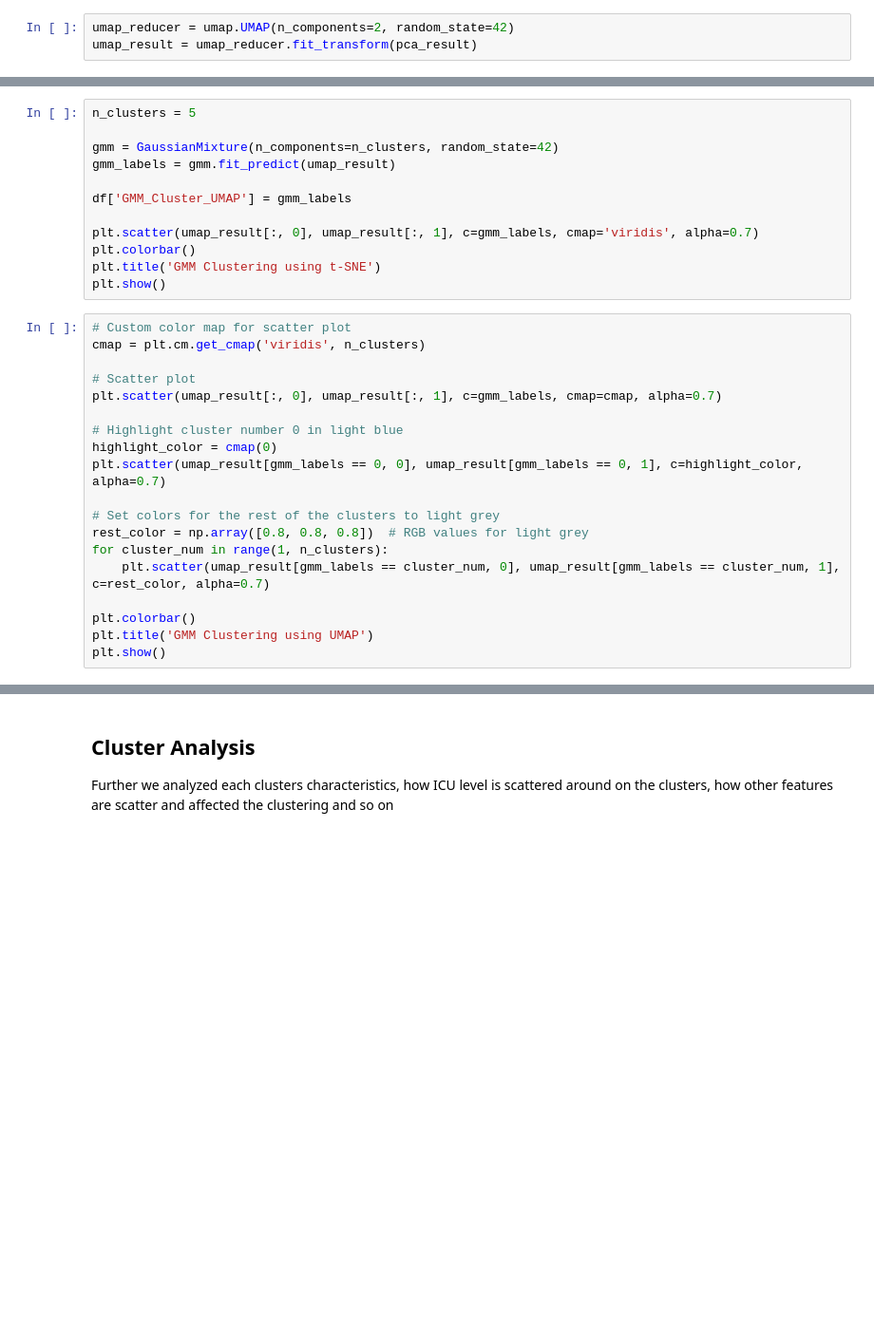
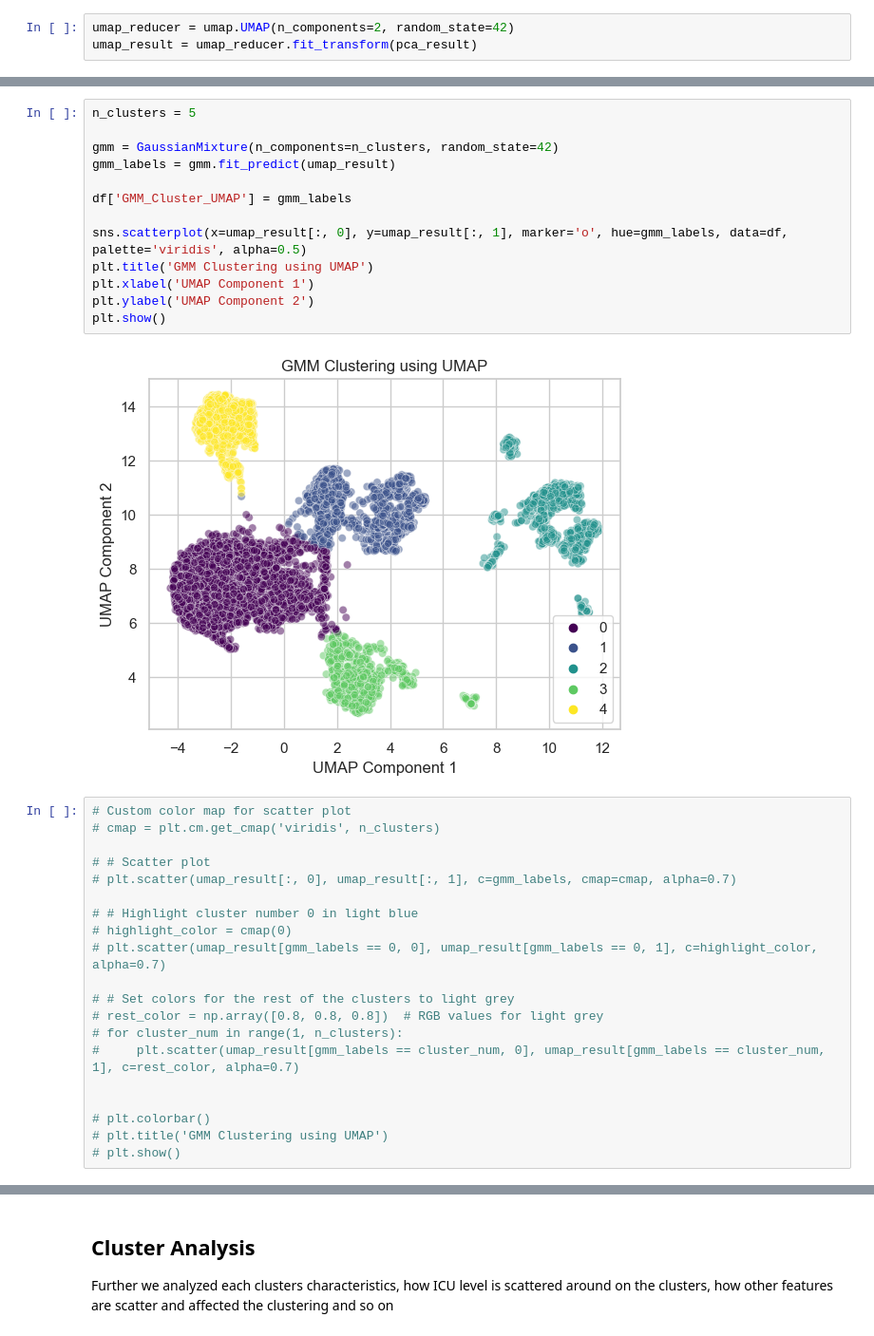
Before and after one commit to MemphiS047/icu-flow-prediction, a Jupyter notebook: notebooks/clustering.ipynb, the cells around one changed output, grey strips where cells are left out. Shown at 95% size. Drawn from its saved outputs; the diff is of its cells as text; blank space fills up the shorter version.

```diff
--- a/notebooks/clustering.ipynb
+++ b/notebooks/clustering.ipynb
@@ -132,34 +131,38 @@ Running clustering algorithms on the dimensionality reduced data
 # %%
 n_clusters = 5
 
 gmm = GaussianMixture(n_components=n_clusters, random_state=42)
 gmm_labels = gmm.fit_predict(umap_result)
 
 df['GMM_Cluster_UMAP'] = gmm_labels
 
-plt.scatter(umap_result[:, 0], umap_result[:, 1], c=gmm_labels, cmap='viridis', alpha=0.7)
-plt.colorbar()
-plt.title('GMM Clustering using t-SNE')
+sns.scatterplot(x=umap_result[:, 0], y=umap_result[:, 1], marker='o', hue=gmm_labels, data=df, palette='viridis', alpha=0.5)
+plt.title('GMM Clustering using UMAP')
+plt.xlabel('UMAP Component 1')
+plt.ylabel('UMAP Component 2')
 plt.show()
+# %% [output]
+[figure, added]
 # %%
 # Custom color map for scatter plot
-cmap = plt.cm.get_cmap('viridis', n_clusters)
+# cmap = plt.cm.get_cmap('viridis', n_clusters)
 
-# Scatter plot
-plt.scatter(umap_result[:, 0], umap_result[:, 1], c=gmm_labels, cmap=cmap, alpha=0.7)
+# # Scatter plot
+# plt.scatter(umap_result[:, 0], umap_result[:, 1], c=gmm_labels, cmap=cmap, alpha=0.7)
 
-# Highlight cluster number 0 in light blue
-highlight_color = cmap(0)
-plt.scatter(umap_result[gmm_labels == 0, 0], umap_result[gmm_labels == 0, 1], c=highlight_color, alpha=0.7)
+# # Highlight cluster number 0 in light blue
+# highlight_color = cmap(0)
+# plt.scatter(umap_result[gmm_labels == 0, 0], umap_result[gmm_labels == 0, 1], c=highlight_color, alpha=0.7)
 
-# Set colors for the rest of the clusters to light grey
-rest_color = np.array([0.8, 0.8, 0.8])  # RGB values for light grey
-for cluster_num in range(1, n_clusters):
-    plt.scatter(umap_result[gmm_labels == cluster_num, 0], umap_result[gmm_labels == cluster_num, 1], c=rest_color, alpha=0.7)
+# # Set colors for the rest of the clusters to light grey
+# rest_color = np.array([0.8, 0.8, 0.8])  # RGB values for light grey
+# for cluster_num in range(1, n_clusters):
+#     plt.scatter(umap_result[gmm_labels == cluster_num, 0], umap_result[gmm_labels == cluster_num, 1], c=rest_color, alpha=0.7)
 
-plt.colorbar()
-plt.title('GMM Clustering using UMAP')
-plt.show()
+
+# plt.colorbar()
+# plt.title('GMM Clustering using UMAP')
+# plt.show()
 # %%
 eps = 0.8
 min_samples = 5
```
Also changed, not shown: parts of 28 cells of this notebook, 8 other files.
